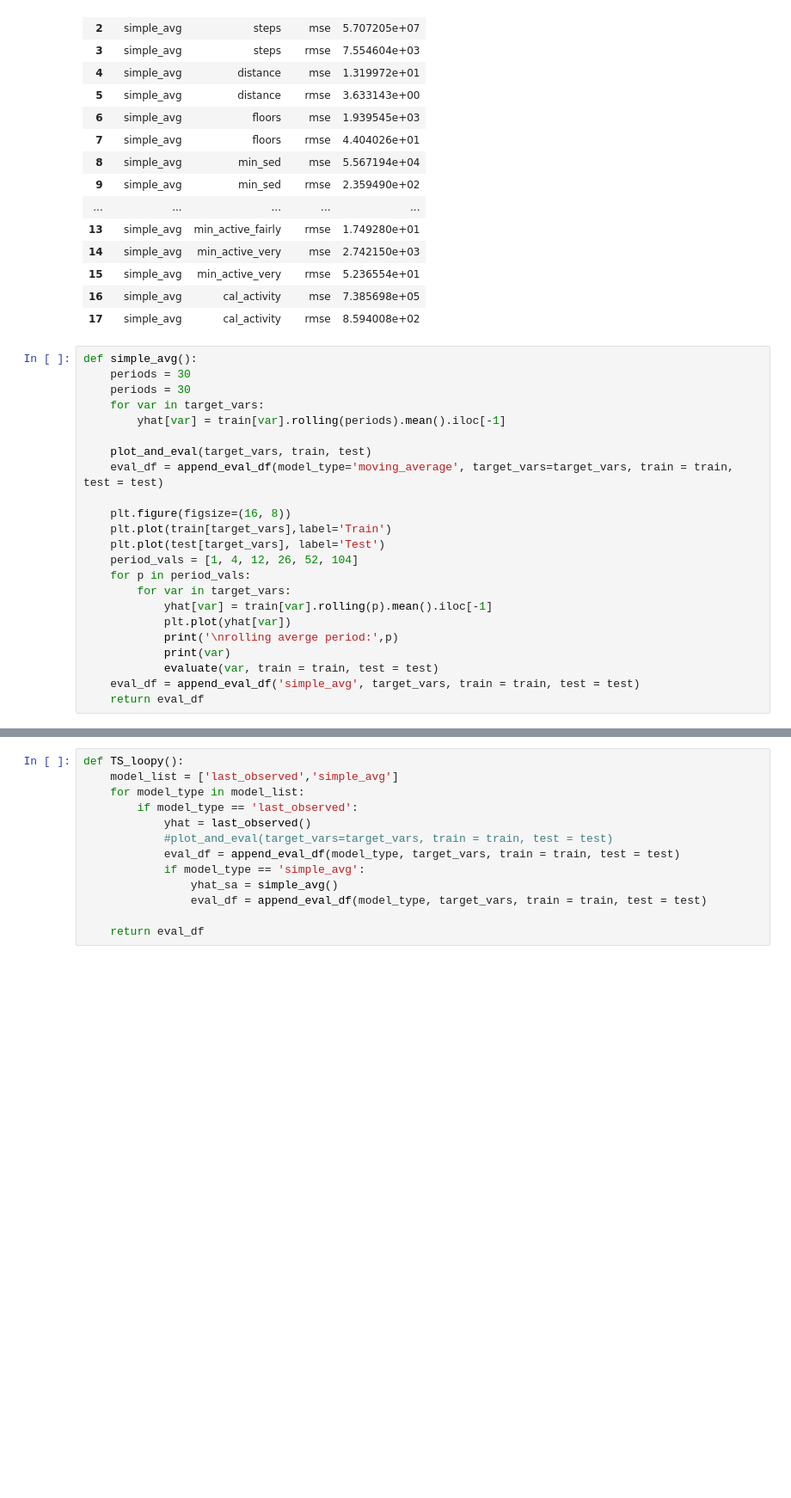
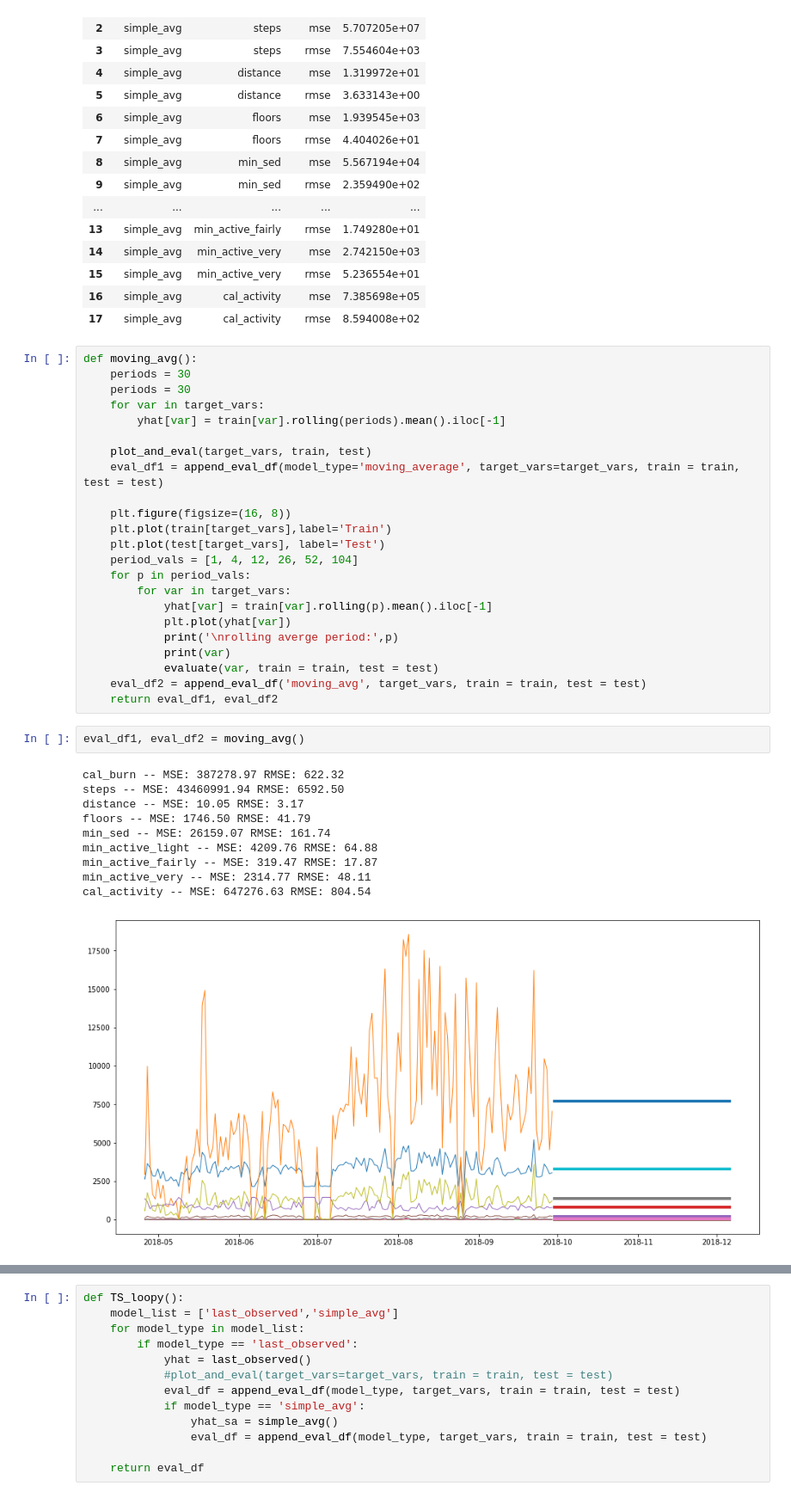
Before and after one commit to BlancoRD/Fitbit-Time-Series, a Jupyter notebook: setup-Copy1.ipynb, the cells around one changed output, grey strips where cells are left out. Shown: that part at 86% size. Drawn from its saved outputs; the diff is of its cells as text; blank space fills up the shorter version.

```diff
--- a/setup-Copy1.ipynb
+++ b/setup-Copy1.ipynb
@@ -269,14 +269,14 @@ simple_avg()
 | 16 | simple_avg | cal_activity | mse | 7.385698e+05 |
 | 17 | simple_avg | cal_activity | rmse | 8.594008e+02 |
 # %%
-def simple_avg():
+def moving_avg():
     periods = 30
     periods = 30
     for var in target_vars:
         yhat[var] = train[var].rolling(periods).mean().iloc[-1]
 
     plot_and_eval(target_vars, train, test)
-    eval_df = append_eval_df(model_type='moving_average', target_vars=target_vars, train = train, test = test)
+    eval_df1 = append_eval_df(model_type='moving_average', target_vars=target_vars, train = train, test = test)
 
     plt.figure(figsize=(16, 8))
     plt.plot(train[target_vars],label='Train')
@@ -289,5 +289,18 @@ def simple_avg():
             print('\nrolling averge period:',p)
             print(var)
             evaluate(var, train = train, test = test)
-    eval_df = append_eval_df('simple_avg', target_vars, train = train, test = test)
-    return eval_df
+    eval_df2 = append_eval_df('moving_avg', target_vars, train = train, test = test)
+    return eval_df1, eval_df2
+# %%
+eval_df1, eval_df2 = moving_avg()
+# %% [output]
+cal_burn -- MSE: 387278.97 RMSE: 622.32
+steps -- MSE: 43460991.94 RMSE: 6592.50
+distance -- MSE: 10.05 RMSE: 3.17
+floors -- MSE: 1746.50 RMSE: 41.79
+min_sed -- MSE: 26159.07 RMSE: 161.74
+min_active_light -- MSE: 4209.76 RMSE: 64.88
+min_active_fairly -- MSE: 319.47 RMSE: 17.87
+min_active_very -- MSE: 2314.77 RMSE: 48.11
+cal_activity -- MSE: 647276.63 RMSE: 804.54
+[figure, added]
```
Also changed, not shown: parts of 8 cells of this notebook, 1 other file.
